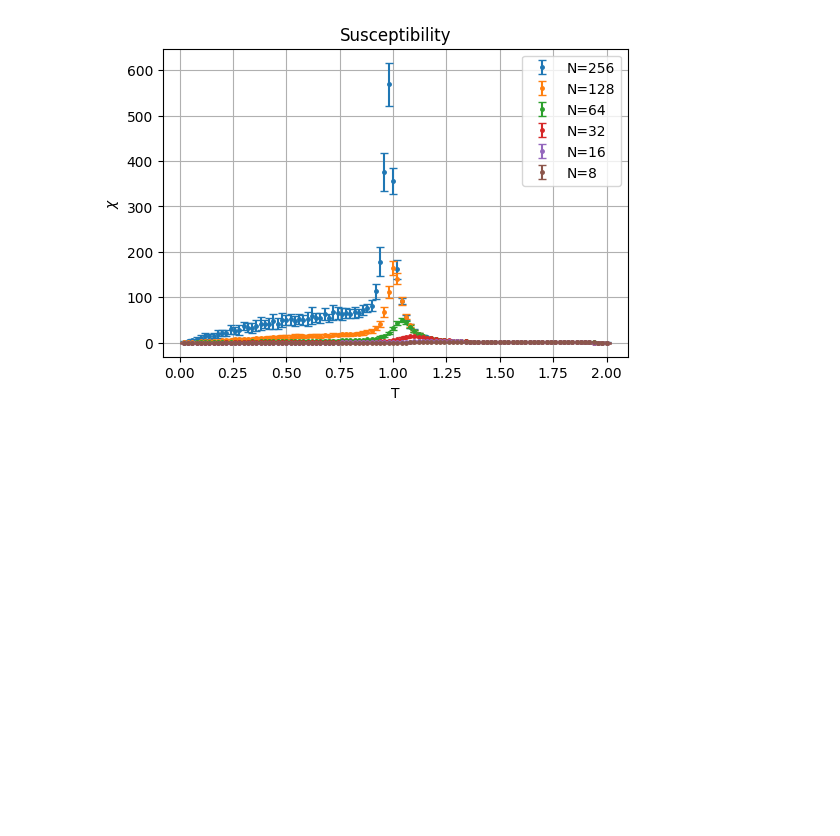
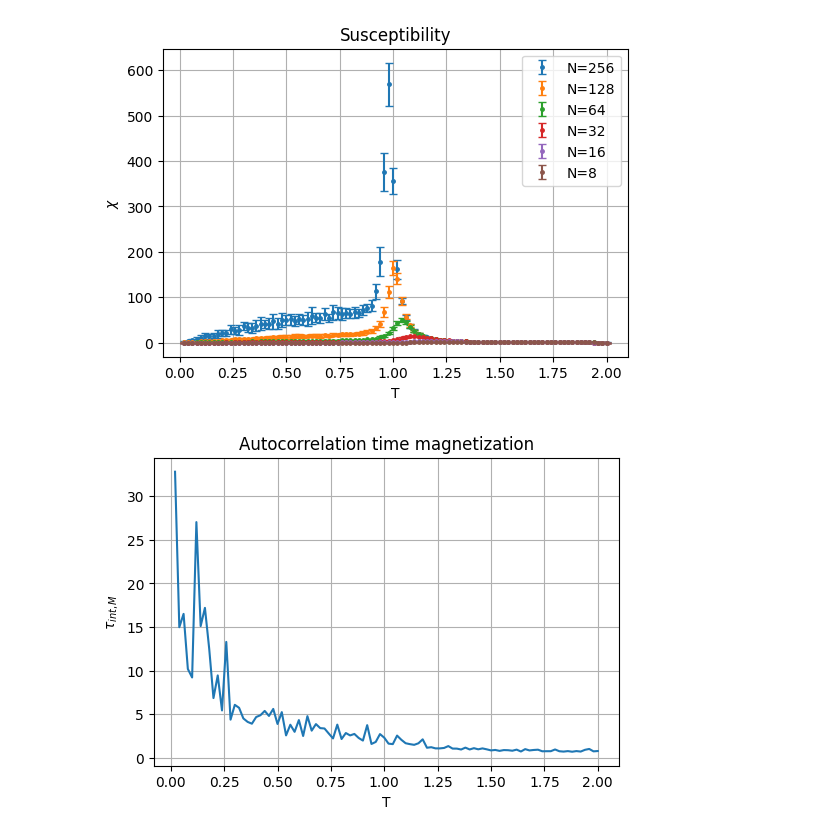
Before and after one commit to Naru-kami/xy-model, a Jupyter notebook: src/plots.ipynb, the cells around one changed output. Drawn from its saved outputs; the diff is of its cells as text; code cells hidden in the pictures; blank space fills up the shorter version.

Commit message:
auto correlation time

```diff
--- a/src/plots.ipynb
+++ b/src/plots.ipynb
@@ -168,3 +167,21 @@ plt.grid()
 plt.show()
 # %% [output]
 [figure]
+# %%
+with h5py.File("data/autocorrelation.hdf5") as F:
+    T = np.array(F["/T"])
+
+    Autocorrelation = SimpleNamespace(
+        Metropolis=np.array(F["/Metropolis/C"]),
+    )
+# %%
+plt.figure(figsize=(6,4))
+plt.tight_layout()
+plt.title("Autocorrelation time magnetization")
+plt.plot(T, Autocorrelation.Metropolis)
+plt.xlabel("T")
+plt.ylabel(r"$\tau_{int,M}$")
+plt.grid()
+plt.show()
+# %% [output]
+[figure, added]
```
Also changed, not shown: parts of 1 cell of this notebook, 2 other files.
